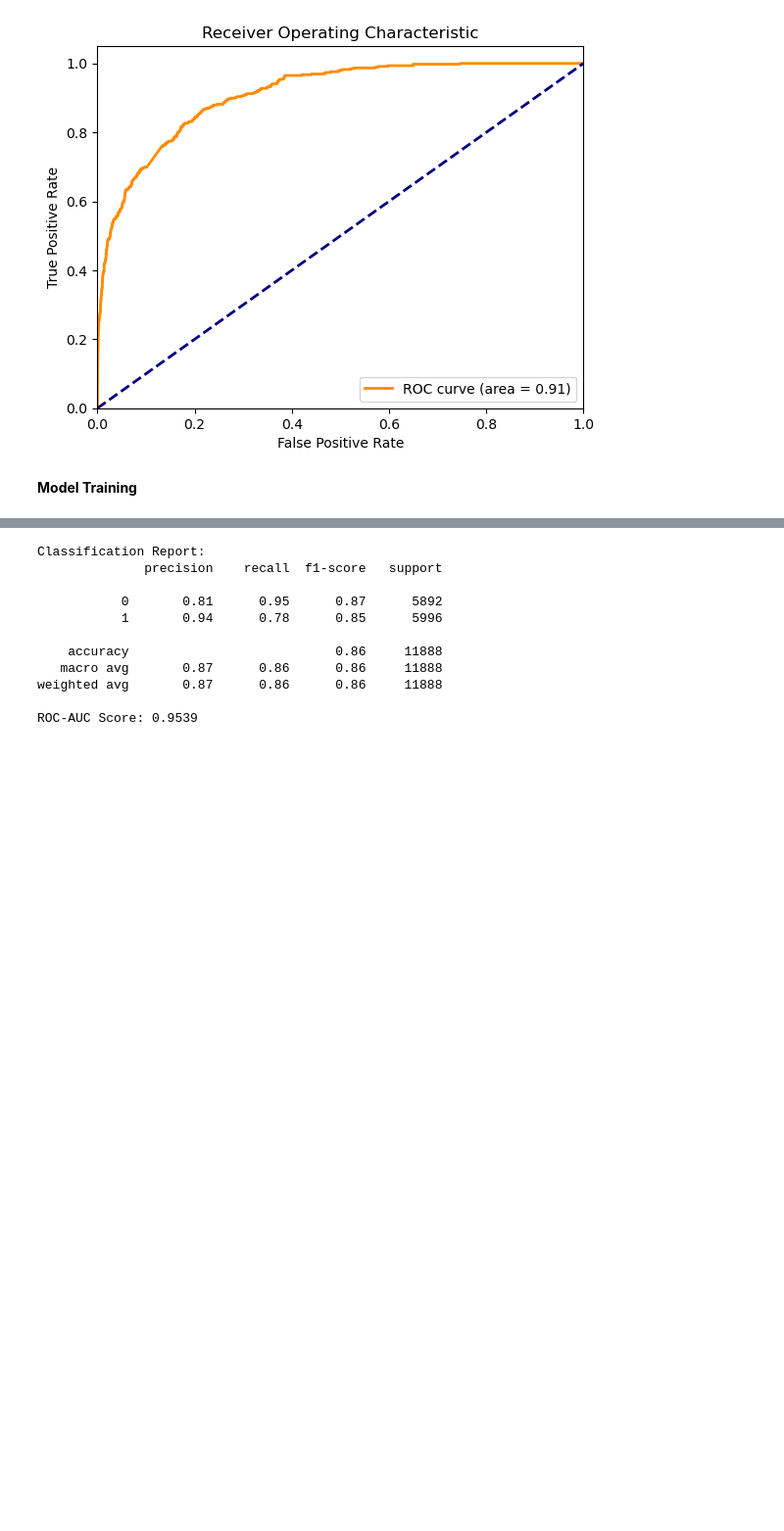
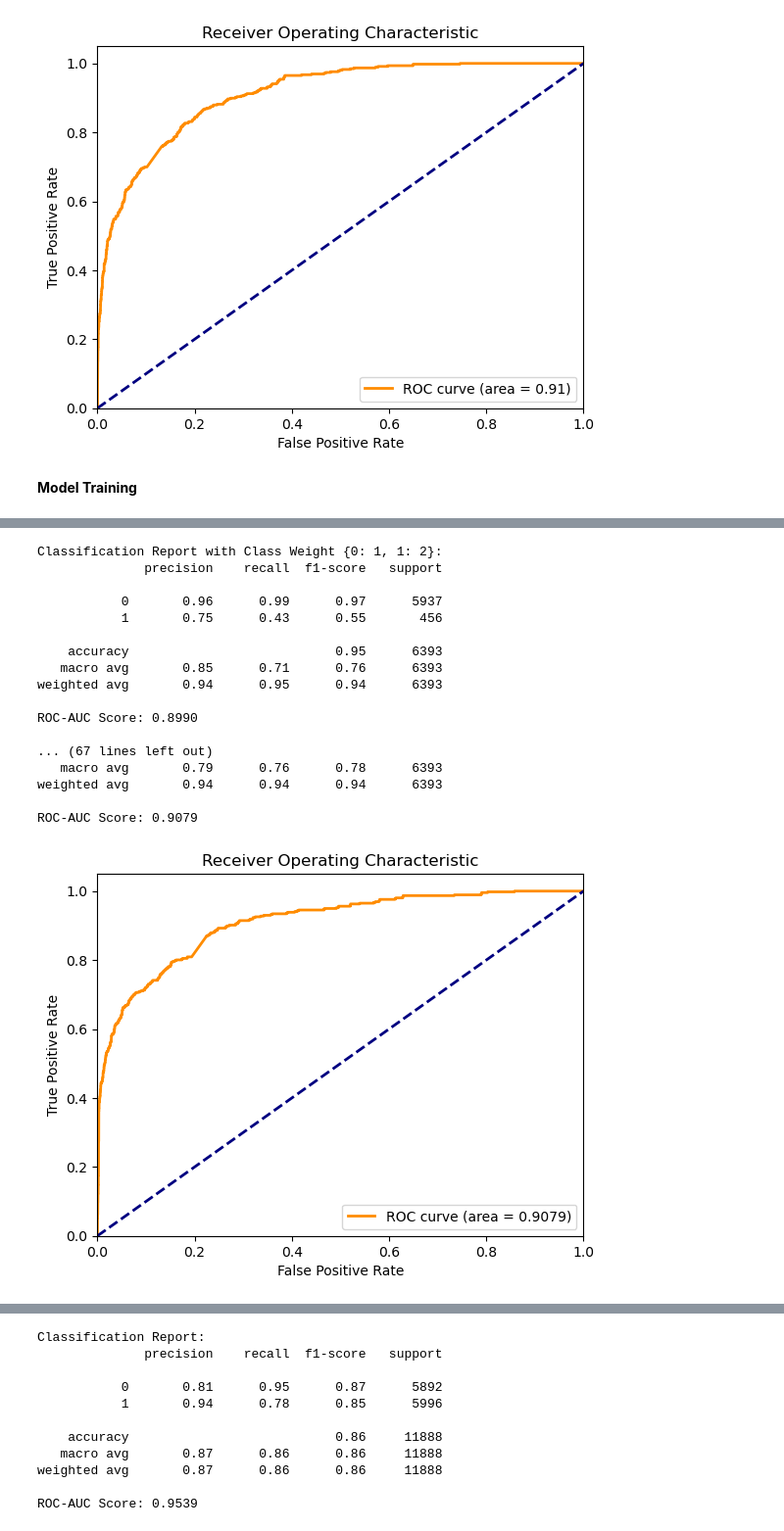
Before and after one commit to tarlan3003/x_sentiment_analysis, a Jupyter notebook: sentiment_analysis.ipynb, the cells around one changed output, grey strips where cells are left out. Shown at 98% size. Drawn from its saved outputs; the diff is of its cells as text; code cells hidden in the pictures; blank space fills up the shorter version.

```diff
--- a/sentiment_analysis.ipynb
+++ b/sentiment_analysis.ipynb
@@ -604,0 +644,63 @@ ROC-AUC Score: 0.9496
+# %%
+from sklearn.svm import SVC
+from sklearn.metrics import classification_report, roc_auc_score, roc_curve
+import matplotlib.pyplot as plt
+
+# Define a function to train and evaluate the model
+def evaluate_svm_model(class_weight):
+    model = SVC(probability=True, random_state=42, class_weight=class_weight)
+    model.fit(X_train, y_train)
+    y_pred = model.predict(X_val)
+    y_pred_proba = model.predict_proba(X_val)[:, 1]
+    print(f"Classification Report with Class Weight {class_weight}:")
+    print(classification_report(y_val, y_pred))
+    roc_auc = roc_auc_score(y_val, y_pred_proba)
+    print(f'ROC-AUC Score: {roc_auc:.4f}\n')
+    return model, y_pred_proba
+
+# Try different class weights
+class_weights = [{0: 1, 1: 2}, {0: 1, 1: 2.5}, {0: 1, 1: 3}, {0: 1, 1: 3.5}, {0: 1, 1: 4}, {0: 1, 1: 4.5}, {0: 1, 1: 5}]
+best_model = None
+best_auc = 0
+
+for weight in class_weights:
+    model, y_pred_proba = evaluate_svm_model(weight)
+    auc = roc_auc_score(y_val, y_pred_proba)
+    if auc > best_auc:
+        best_auc = auc
+        best_model = model
+
+# Apply the best model to the validation set for ROC curve
+y_val_pred_proba = best_model.predict_proba(X_val)[:, 1]
+
+# Plot ROC curve
+fpr, tpr, _ = roc_curve(y_val, y_val_pred_proba)
+plt.figure()
+plt.plot(fpr, tpr, color='darkorange', lw=2, label=f'ROC curve (area = {best_auc:.4f})')
+plt.plot([0, 1], [0, 1], color='navy', lw=2, linestyle='--')
+plt.xlim([0.0, 1.0])
+plt.ylim([0.0, 1.05])
+plt.xlabel('False Positive Rate')
+plt.ylabel('True Positive Rate')
+plt.title('Receiver Operating Characteristic')
+plt.legend(loc="lower right")
+plt.show()
+# %% [output]
+Classification Report with Class Weight {0: 1, 1: 2}:
+              precision    recall  f1-score   support
+
+           0       0.96      0.99      0.97      5937
+           1       0.75      0.43      0.55       456
+
+    accuracy                           0.95      6393
+   macro avg       0.85      0.71      0.76      6393
+weighted avg       0.94      0.95      0.94      6393
+
+ROC-AUC Score: 0.8990
+
+... (67 lines left out)
+   macro avg       0.79      0.76      0.78      6393
+weighted avg       0.94      0.94      0.94      6393
+
+ROC-AUC Score: 0.9079
+[figure, added]
```
Also changed, not shown: parts of 15 cells of this notebook.
